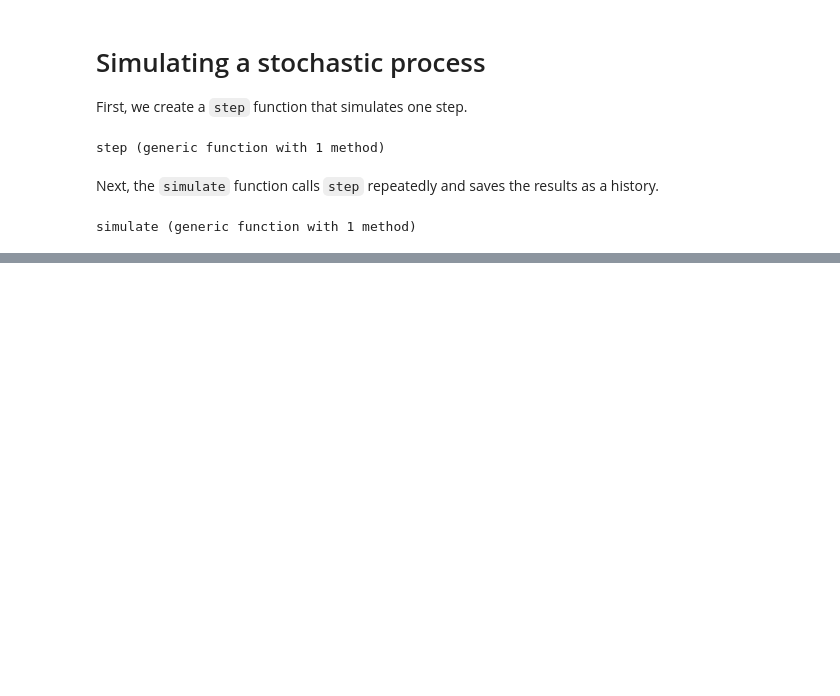
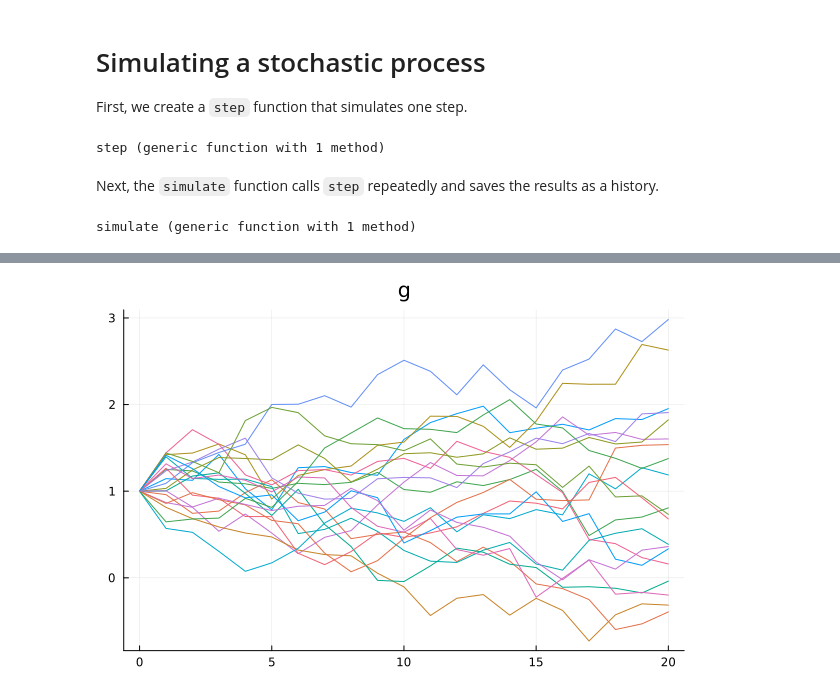
Before and after one commit to CU-ADCL/CU-DMU-Materials, a Jupyter notebook: notebooks/030-Stochastic-Processes.ipynb, the cells around one changed output, grey strips where cells are left out. Cells and saved outputs as stored; diff of their text form; code cells hidden in the pictures; blank space fills up the shorter version.

```diff
--- a/notebooks/030-Stochastic-Processes.ipynb
+++ b/notebooks/030-Stochastic-Processes.ipynb
@@ -37,0 +64,4 @@ histories = [simulate(step, n_steps = n) for _ = 1:10] = [[0, 0, 0, 0, 0, 0, 1,
+# %%
+plot(0:20, sim(g, 20), title = "g", legend=nothing)
+# %% [output]
+[figure, added]
```
Also changed, not shown: parts of 6 cells of this notebook, 1 other file.
